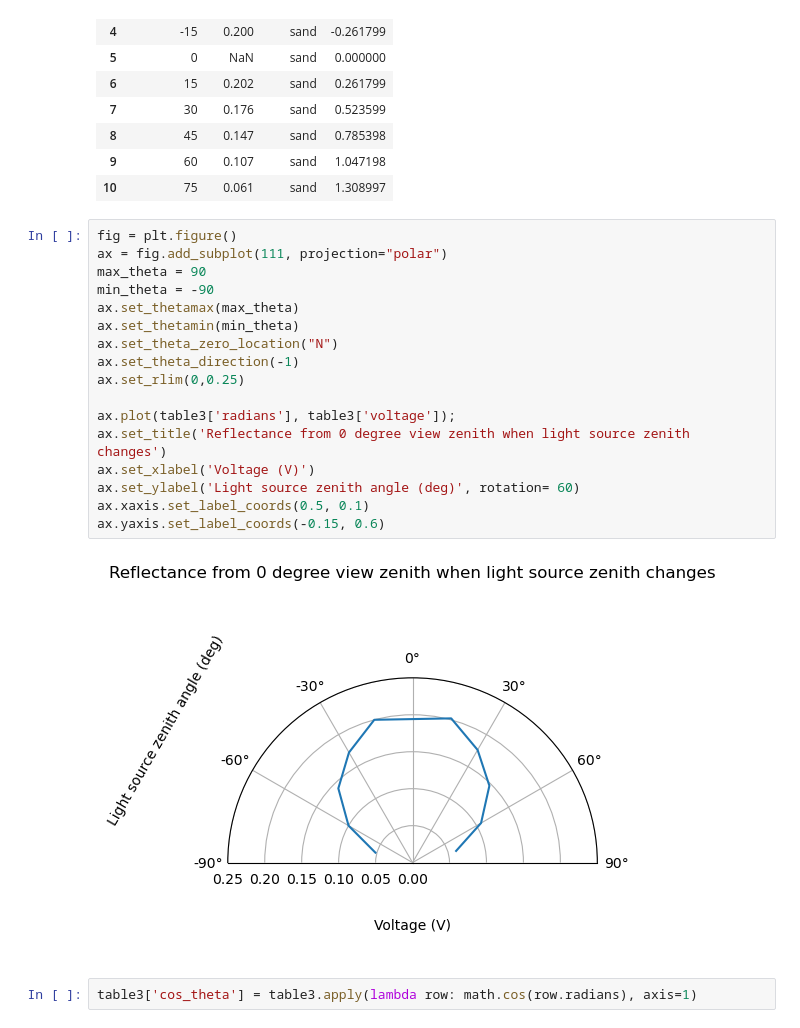
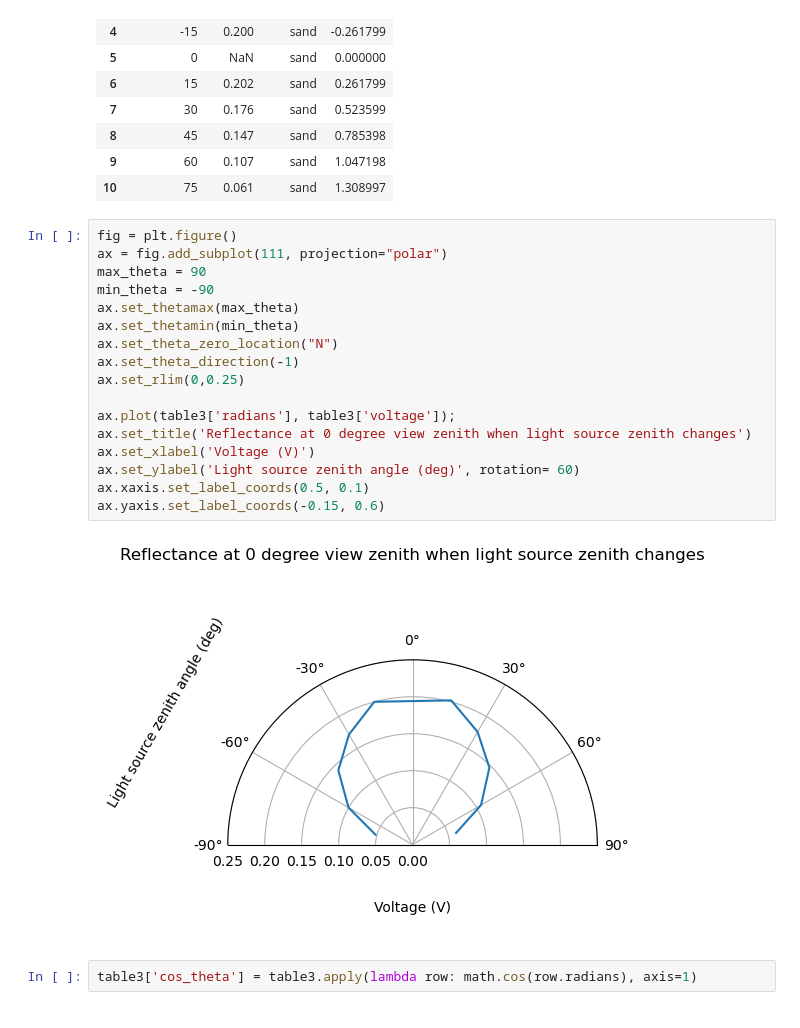
Before and after one commit to e-marshall/optics, a Jupyter notebook: _sources/lab1.ipynb, the cells around one changed output. Drawn from its saved outputs; the diff is of its cells as text.

```diff
--- a/_sources/lab1.ipynb
+++ b/_sources/lab1.ipynb
@@ -187,22 +187,22 @@ table3
 # %%
 fig = plt.figure()
 ax = fig.add_subplot(111, projection="polar")
 max_theta = 90
 min_theta = -90
 ax.set_thetamax(max_theta)
 ax.set_thetamin(min_theta)
 ax.set_theta_zero_location("N")
 ax.set_theta_direction(-1)
 ax.set_rlim(0,0.25)
 
 ax.plot(table3['radians'], table3['voltage']);
-ax.set_title('Reflectance from 0 degree view zenith when light source zenith changes')
+ax.set_title('Reflectance at 0 degree view zenith when light source zenith changes')
 ax.set_xlabel('Voltage (V)')
 ax.set_ylabel('Light source zenith angle (deg)', rotation= 60)
 ax.xaxis.set_label_coords(0.5, 0.1)
 ax.yaxis.set_label_coords(-0.15, 0.6)
 # %% [output]
-[figure, old version]
+[figure, new version]
 # %%
 table3['cos_theta'] = table3.apply(lambda row: math.cos(row.radians), axis=1)
 # %% [markdown]
```
Also changed, not shown: parts of 4 cells of this notebook, 4 other files.
